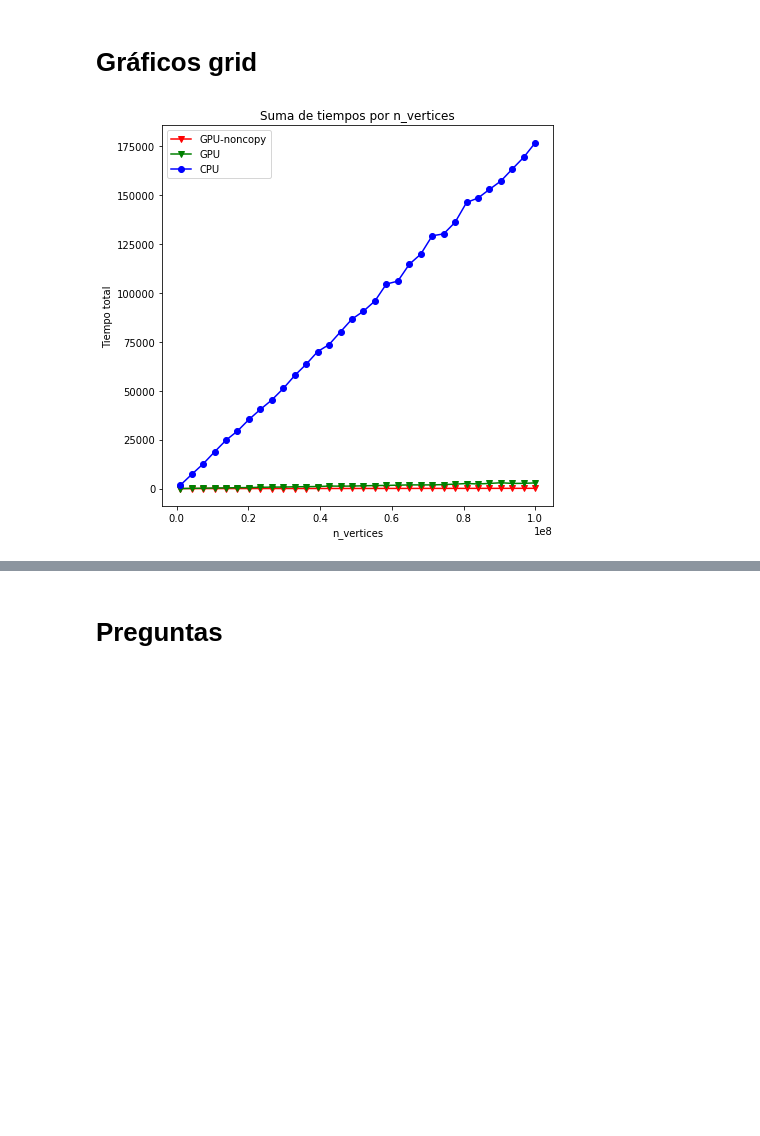
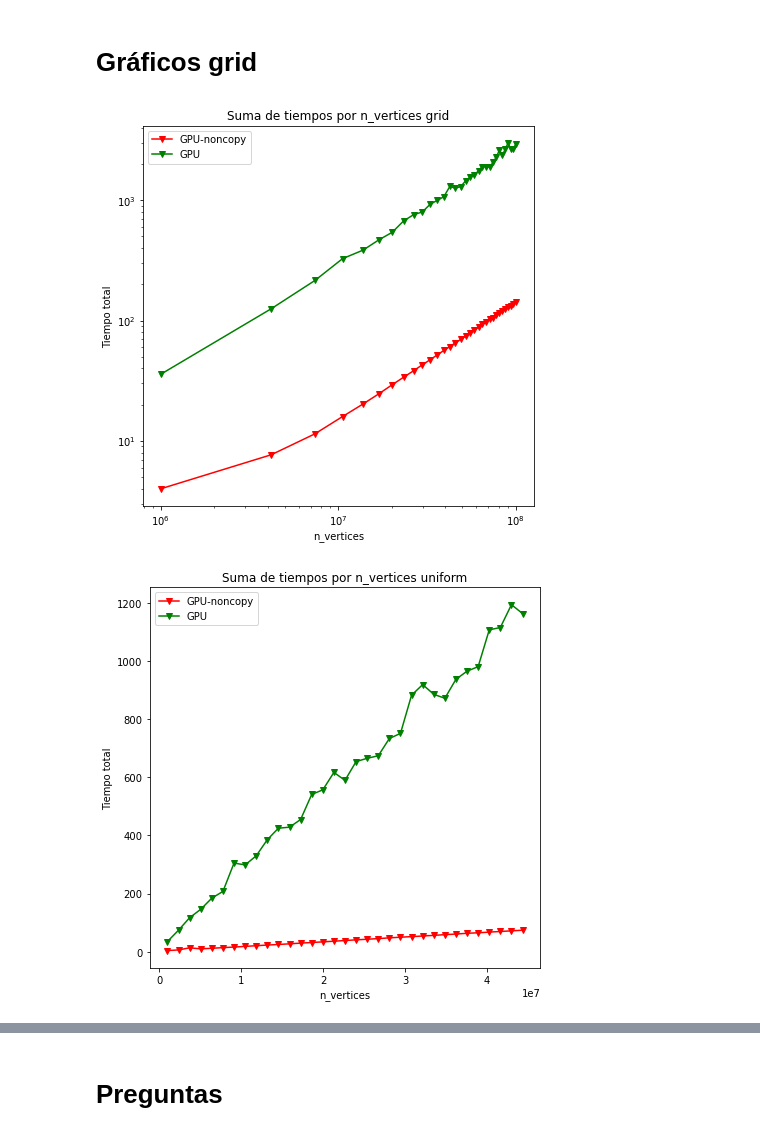
Before and after one commit to ssalinasfe/GPolylla, a Jupyter notebook: experiments/plots.ipynb, the cells around one changed output, grey strips where cells are left out. Cells and saved outputs as stored; diff of their text form; code cells hidden in the pictures; blank space fills up the shorter version.

```diff
--- a/experiments/plots.ipynb
+++ b/experiments/plots.ipynb
@@ -239,16 +239,31 @@ df_speedup['speedup_with_copy'] = df_speedup['time_to_generate_polygonal_mesh']
 # %%
 # graficar la suma de los tiempos por n_vertices
 import matplotlib.pyplot as plt
 
 plt.plot(GPU_data_time_grid['n_vertices'], GPU_data_time_grid['d_total_time_no_copy'],  c="red",marker="v", label='GPU-noncopy')
 plt.plot(GPU_data_time_grid['n_vertices'], GPU_data_time_grid['d_total_time'],  c="green",marker="v", label='GPU')
-plt.plot(CPU_data_time_grid['n_vertices'], CPU_data_time_grid['time_to_generate_polygonal_mesh'], c="blue",marker="o", label='CPU')
+#plt.plot(CPU_data_time_grid['n_vertices'], CPU_data_time_grid['time_to_generate_polygonal_mesh'], c="blue",marker="o", label='CPU')
 plt.xlabel('n_vertices')
 plt.ylabel('Tiempo total')
-plt.title('Suma de tiempos por n_vertices')
+plt.yscale('log')
+plt.xscale('log')
+plt.title('Suma de tiempos por n_vertices grid')
 plt.legend()
 plt.show()
+
+# graficar la suma de los tiempos por n_vertices
+import matplotlib.pyplot as plt
+
+plt.plot(GPU_data_time_uniform['n_vertices'], GPU_data_time_uniform['d_total_time_no_copy'],  c="red",marker="v", label='GPU-noncopy')
+plt.plot(GPU_data_time_uniform['n_vertices'], GPU_data_time_uniform['d_total_time'],  c="green",marker="v", label='GPU')
+#plt.plot(CPU_data_time_uniform['n_vertices'], CPU_data_time_uniform['time_to_generate_polygonal_mesh'], c="blue",marker="o", label='CPU')
+plt.xlabel('n_vertices')
+plt.ylabel('Tiempo total')
+plt.title('Suma de tiempos por n_vertices uniform')
+plt.legend()
+plt.show()
 # %% [output]
-[figure, old version]
+[figure, new version]
+[figure, added]
 # %%
 # Plot speedup
```
Also changed, not shown: parts of 11 cells of this notebook, 3 other files.
